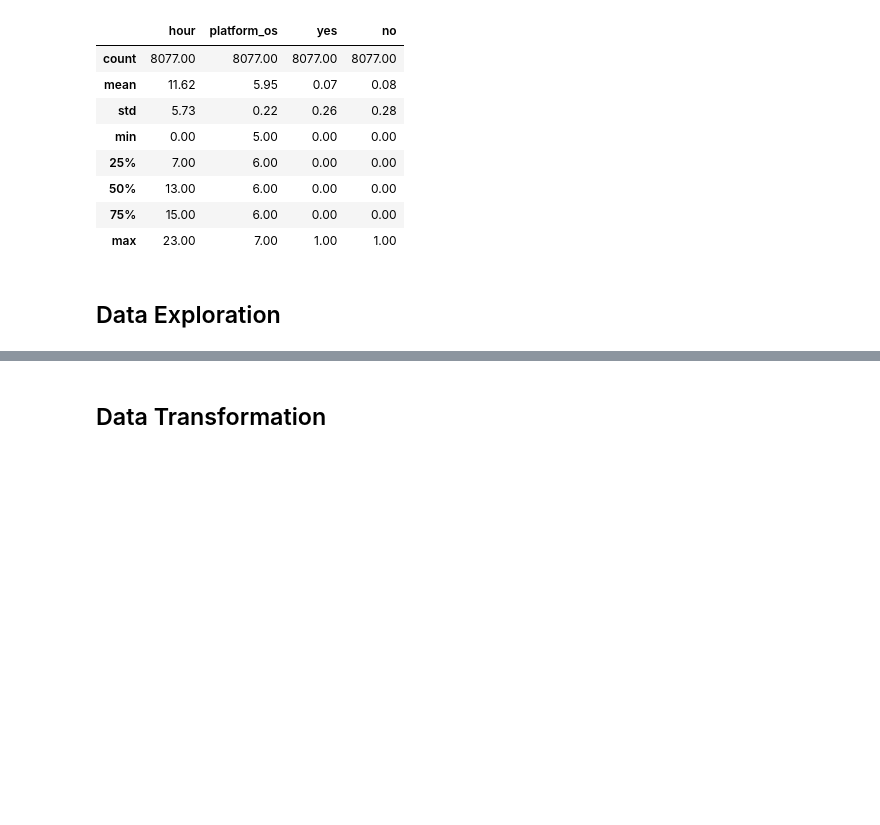
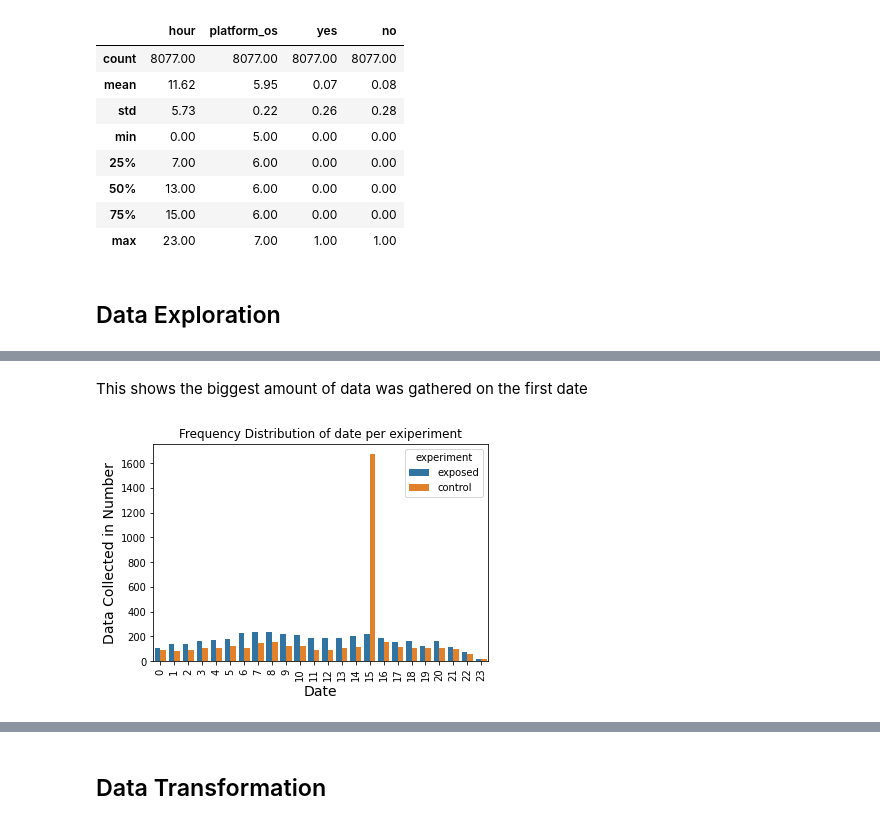
Before and after one commit to eandualem/ABTesting, a Jupyter notebook: notebooks/classical-ab-testing.ipynb, the cells around one changed output, grey strips where cells are left out. Cells and saved outputs as stored; diff of their text form; code cells hidden in the pictures; blank space fills up the shorter version.

```diff
--- a/notebooks/classical-ab-testing.ipynb
+++ b/notebooks/classical-ab-testing.ipynb
@@ -87,0 +124,12 @@ fig.show()
+# %% [markdown]
+This shows the biggest amount of data was gathered on the first date
+# %%
+sns.countplot(x="hour", hue="experiment", data=df)
+plt.xticks(rotation=90)
+plt.title('Frequency Distribution of date per exiperiment')
+plt.ylabel('Data Collected in Number', fontsize=14)
+plt.xlabel('Date', fontsize=14)
+
+plt.show()
+# %% [output]
+[figure, added]
```
Also changed, not shown: parts of 19 cells of this notebook, 1 other file.
